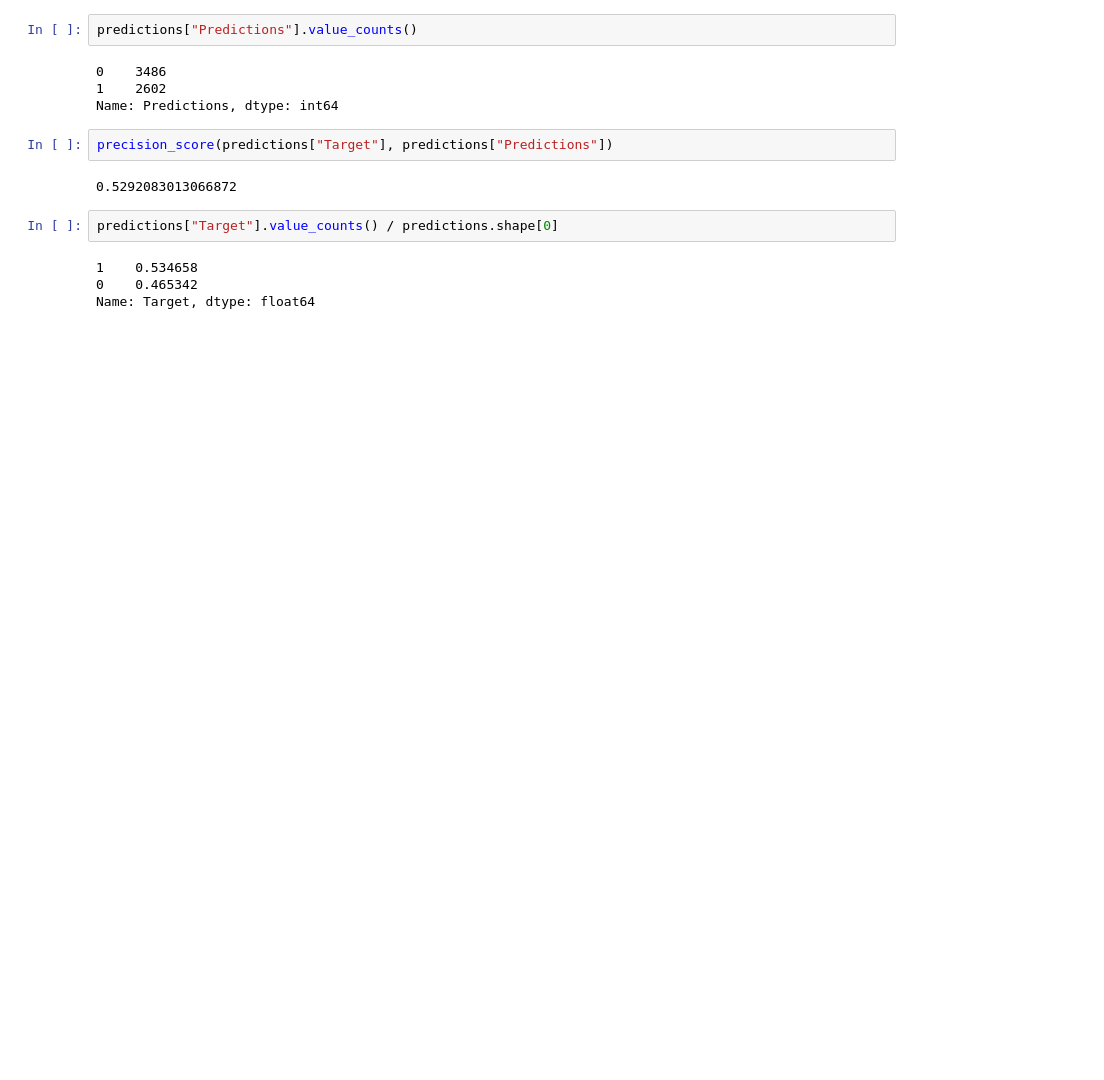
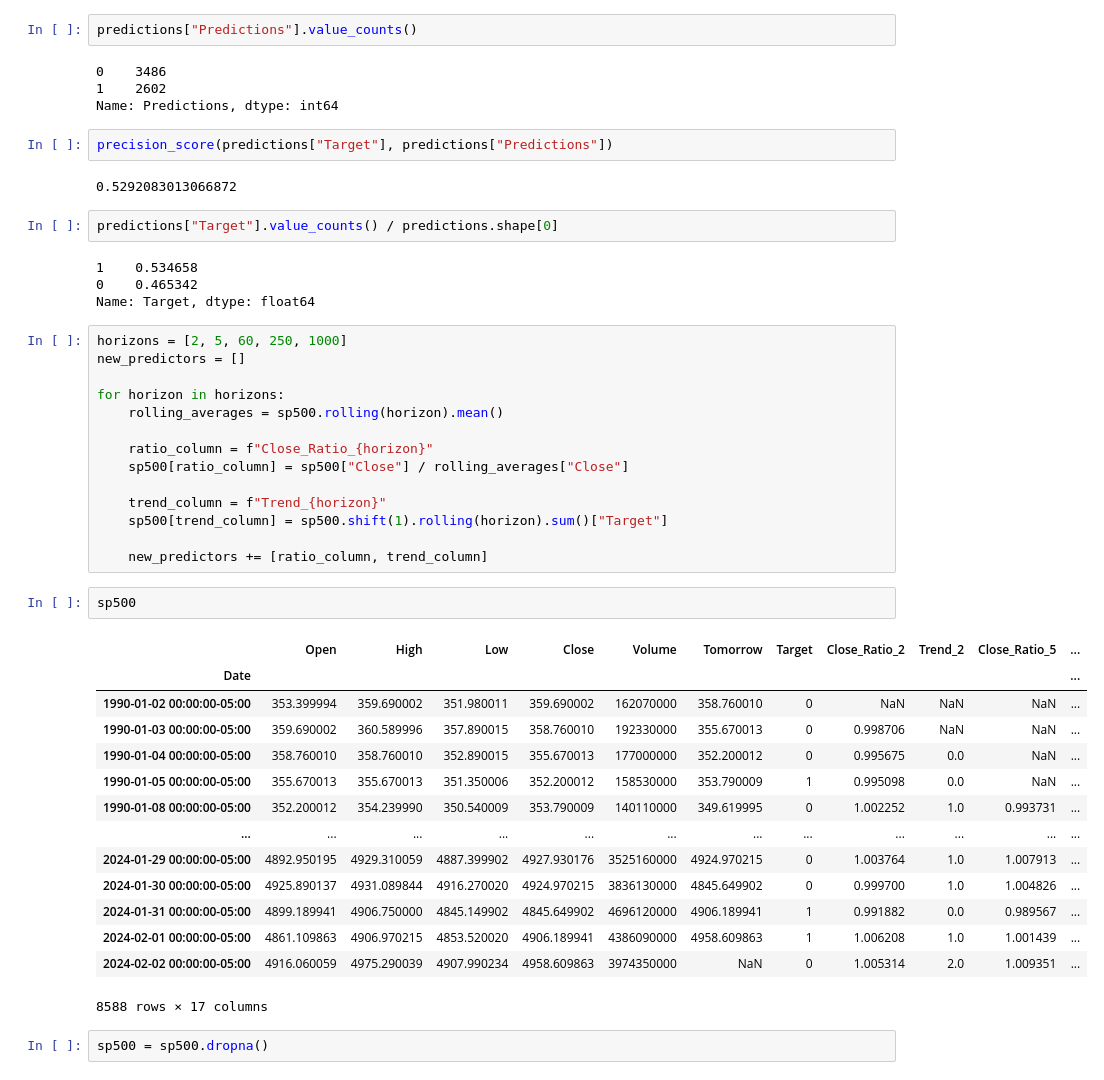
Before and after one commit to simrankaware/ml-stock-market-predict, a Jupyter notebook: ml_stock_market.ipynb, the cells around one changed output. Cells and saved outputs as stored; diff of their text form; blank space fills up the shorter version.

Commit message:
Adding additional predictors to the model

```diff
--- a/ml_stock_market.ipynb
+++ b/ml_stock_market.ipynb
@@ -124,3 +124,36 @@ predictions["Target"].value_counts() / predictions.shape[0]
 1    0.534658
 0    0.465342
 Name: Target, dtype: float64
+# %%
+horizons = [2, 5, 60, 250, 1000]
+new_predictors = []
+
+for horizon in horizons:
+    rolling_averages = sp500.rolling(horizon).mean()
+
+    ratio_column = f"Close_Ratio_{horizon}"
+    sp500[ratio_column] = sp500["Close"] / rolling_averages["Close"]
+
+    trend_column = f"Trend_{horizon}"
+    sp500[trend_column] = sp500.shift(1).rolling(horizon).sum()["Target"]
+
+    new_predictors += [ratio_column, trend_column]
+# %%
+sp500
+# %% [output]
+|  | Open | High | Low | Close | Volume | Tomorrow | Target | Close_Ratio_2 | Trend_2 | Close_Ratio_5 | ... |
+| Date |  |  |  |  |  |  |  |  |  |  | ... |
+| 1990-01-02 00:00:00-05:00 | 353.399994 | 359.690002 | 351.980011 | 359.690002 | 162070000 | 358.760010 | 0 | NaN | NaN | NaN | ... |
+| 1990-01-03 00:00:00-05:00 | 359.690002 | 360.589996 | 357.890015 | 358.760010 | 192330000 | 355.670013 | 0 | 0.998706 | NaN | NaN | ... |
+| 1990-01-04 00:00:00-05:00 | 358.760010 | 358.760010 | 352.890015 | 355.670013 | 177000000 | 352.200012 | 0 | 0.995675 | 0.0 | NaN | ... |
+| 1990-01-05 00:00:00-05:00 | 355.670013 | 355.670013 | 351.350006 | 352.200012 | 158530000 | 353.790009 | 1 | 0.995098 | 0.0 | NaN | ... |
+| 1990-01-08 00:00:00-05:00 | 352.200012 | 354.239990 | 350.540009 | 353.790009 | 140110000 | 349.619995 | 0 | 1.002252 | 1.0 | 0.993731 | ... |
+| ... | ... | ... | ... | ... | ... | ... | ... | ... | ... | ... | ... |
+| 2024-01-29 00:00:00-05:00 | 4892.950195 | 4929.310059 | 4887.399902 | 4927.930176 | 3525160000 | 4924.970215 | 0 | 1.003764 | 1.0 | 1.007913 | ... |
+| 2024-01-30 00:00:00-05:00 | 4925.890137 | 4931.089844 | 4916.270020 | 4924.970215 | 3836130000 | 4845.649902 | 0 | 0.999700 | 1.0 | 1.004826 | ... |
+| 2024-01-31 00:00:00-05:00 | 4899.189941 | 4906.750000 | 4845.149902 | 4845.649902 | 4696120000 | 4906.189941 | 1 | 0.991882 | 0.0 | 0.989567 | ... |
+| 2024-02-01 00:00:00-05:00 | 4861.109863 | 4906.970215 | 4853.520020 | 4906.189941 | 4386090000 | 4958.609863 | 1 | 1.006208 | 1.0 | 1.001439 | ... |
+| 2024-02-02 00:00:00-05:00 | 4916.060059 | 4975.290039 | 4907.990234 | 4958.609863 | 3974350000 | NaN | 0 | 1.005314 | 2.0 | 1.009351 | ... |
+8588 rows × 17 columns
+# %%
+sp500 = sp500.dropna()
```
Also changed, not shown: parts of 1 cell of this notebook.
